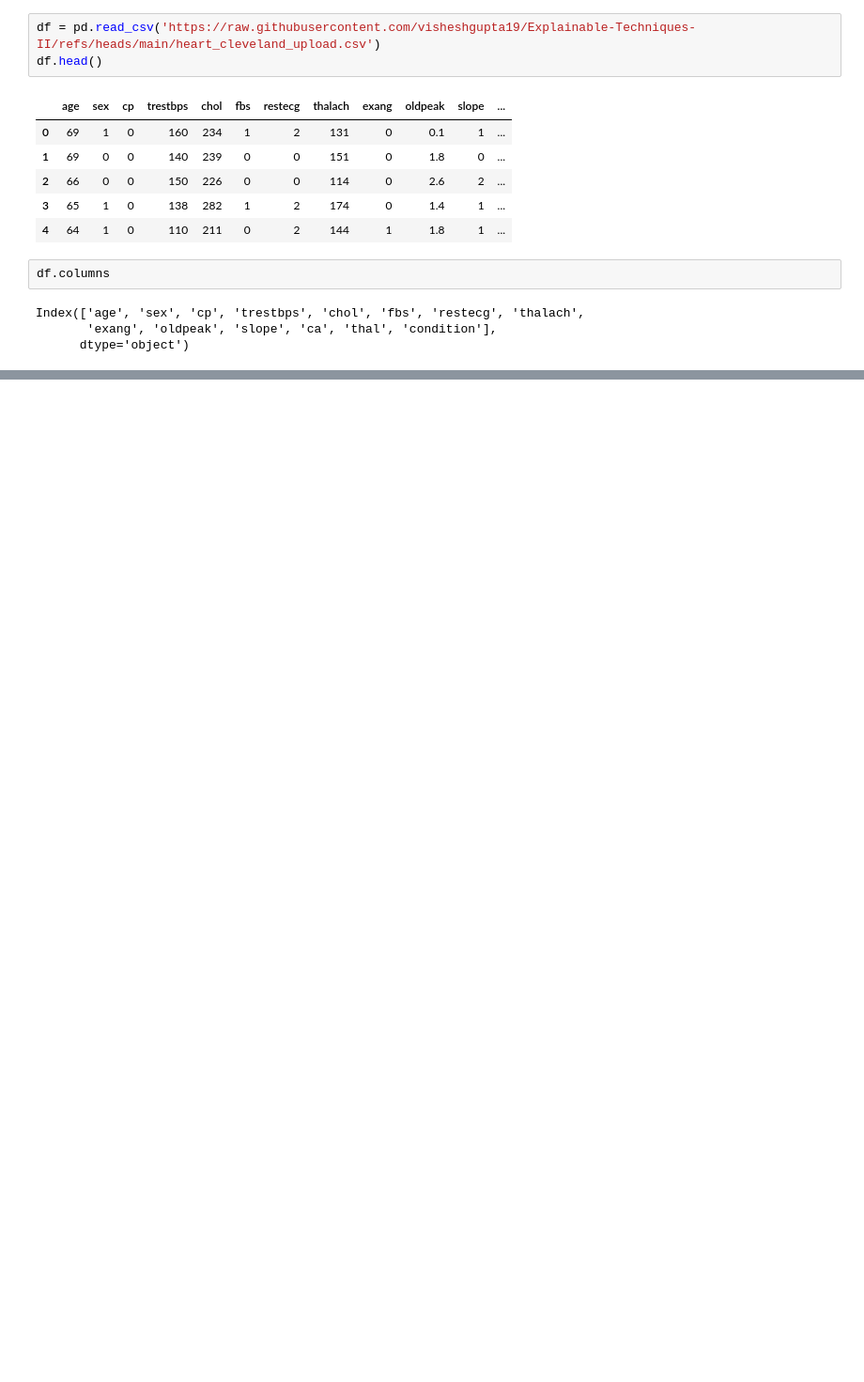
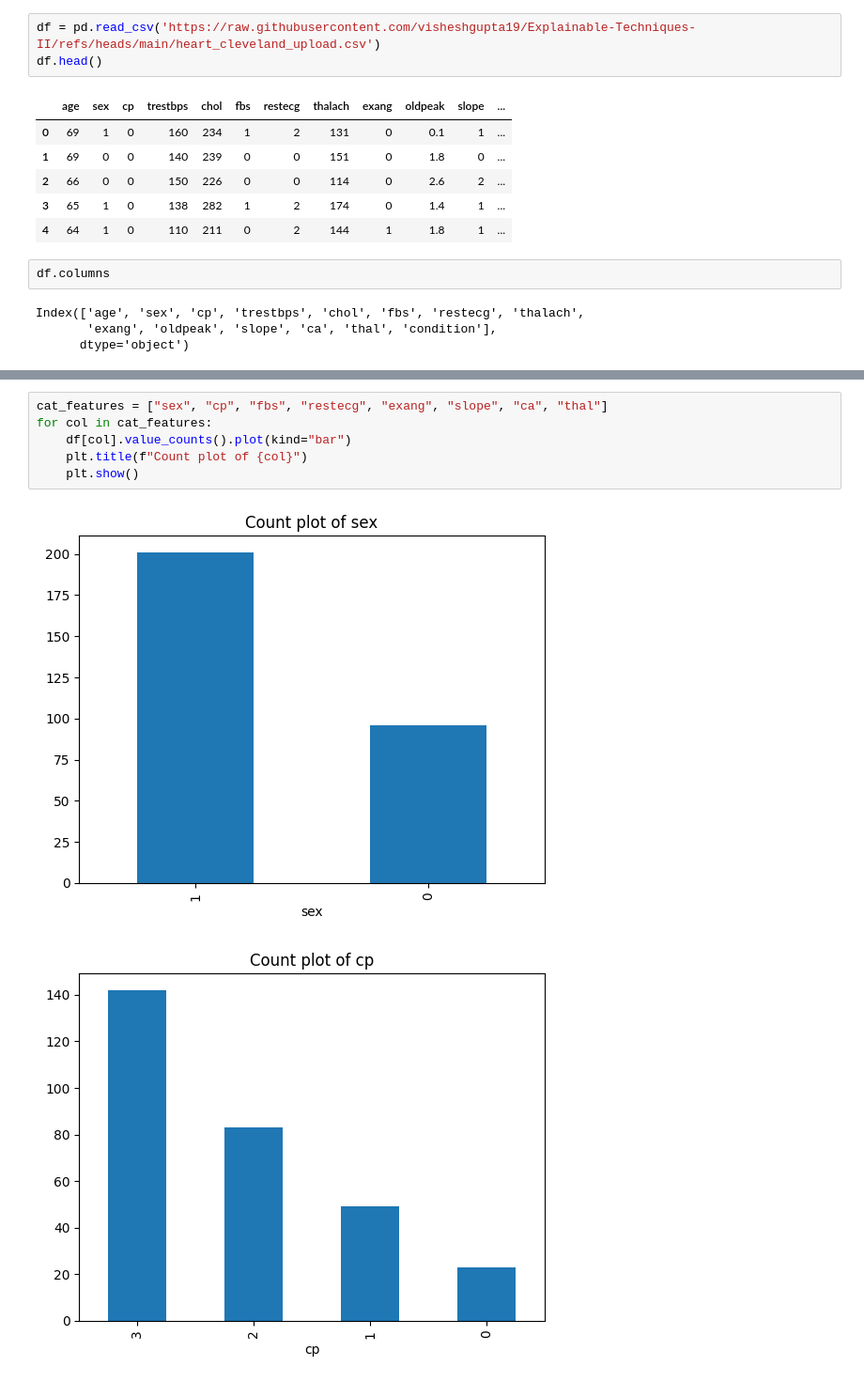
Before and after one commit to visheshgupta19/Explainable-Techniques-II, a Jupyter notebook: Explainable_Techniques_II.ipynb, the cells around one changed output, grey strips where cells are left out. Shown at 94% size. Saved outputs shown, nothing was run; the diff lists cells and outputs as text; blank space fills up the shorter version.

```diff
--- a/Explainable_Techniques_II.ipynb
+++ b/Explainable_Techniques_II.ipynb
@@ -20,0 +82,9 @@ Index(['age', 'sex', 'cp', 'trestbps', 'chol', 'fbs', 'restecg', 'thalach',
+# %%
+cat_features = ["sex", "cp", "fbs", "restecg", "exang", "slope", "ca", "thal"]
+for col in cat_features:
+    df[col].value_counts().plot(kind="bar")
+    plt.title(f"Count plot of {col}")
+    plt.show()
+# %% [output]
+[figure, added]
+[figure, added]
```
Also changed, not shown: parts of 24 cells of this notebook.
